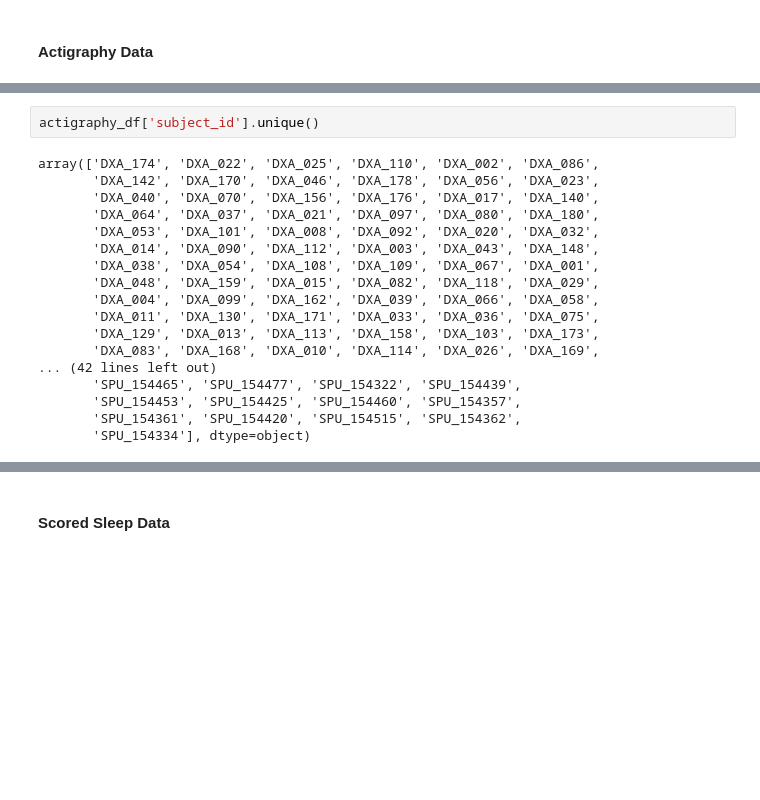
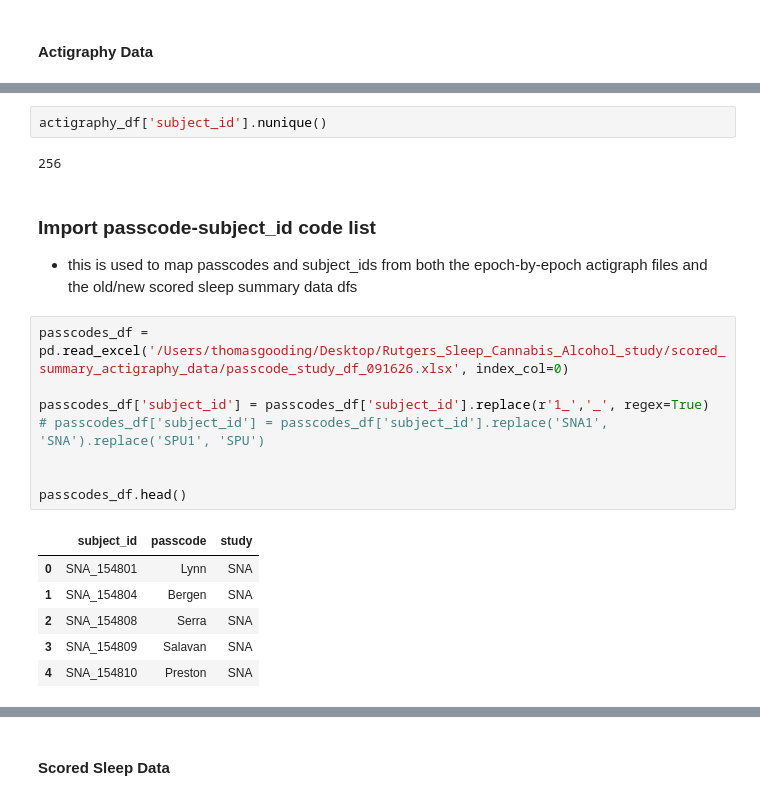
Before and after one commit to Tom-Gooding/Portfolio, a Jupyter notebook: Data_Projects/Rutgers Research/Rutgers_Sleep_Cannabis_Alcohol_study/RUmerging_sleep_actigraphy_data_091026.ipynb, the cells around one changed output, grey strips where cells are left out. Drawn from its saved outputs; the diff is of its cells as text; blank space fills up the shorter version.

```diff
--- a/Data_Projects/Rutgers Research/Rutgers_Sleep_Cannabis_Alcohol_study/RUmerging_sleep_actigraphy_data_091026.ipynb
+++ b/Data_Projects/Rutgers Research/Rutgers_Sleep_Cannabis_Alcohol_study/RUmerging_sleep_actigraphy_data_091026.ipynb
@@ -68,20 +66,23 @@ actigraphy_df[actigraphy_df['subject_id']=='DXA_021'].tail(30)
 # %%
-actigraphy_df['subject_id'].unique()
+actigraphy_df['subject_id'].nunique()
 # %% [output]
-array(['DXA_174', 'DXA_022', 'DXA_025', 'DXA_110', 'DXA_002', 'DXA_086',
-       'DXA_142', 'DXA_170', 'DXA_046', 'DXA_178', 'DXA_056', 'DXA_023',
-       'DXA_040', 'DXA_070', 'DXA_156', 'DXA_176', 'DXA_017', 'DXA_140',
-       'DXA_064', 'DXA_037', 'DXA_021', 'DXA_097', 'DXA_080', 'DXA_180',
-       'DXA_053', 'DXA_101', 'DXA_008', 'DXA_092', 'DXA_020', 'DXA_032',
-       'DXA_014', 'DXA_090', 'DXA_112', 'DXA_003', 'DXA_043', 'DXA_148',
-       'DXA_038', 'DXA_054', 'DXA_108', 'DXA_109', 'DXA_067', 'DXA_001',
-       'DXA_048', 'DXA_159', 'DXA_015', 'DXA_082', 'DXA_118', 'DXA_029',
-       'DXA_004', 'DXA_099', 'DXA_162', 'DXA_039', 'DXA_066', 'DXA_058',
-       'DXA_011', 'DXA_130', 'DXA_171', 'DXA_033', 'DXA_036', 'DXA_075',
-       'DXA_129', 'DXA_013', 'DXA_113', 'DXA_158', 'DXA_103', 'DXA_173',
-       'DXA_083', 'DXA_168', 'DXA_010', 'DXA_114', 'DXA_026', 'DXA_169',
-... (42 lines left out)
-       'SPU_154465', 'SPU_154477', 'SPU_154322', 'SPU_154439',
-       'SPU_154453', 'SPU_154425', 'SPU_154460', 'SPU_154357',
-       'SPU_154361', 'SPU_154420', 'SPU_154515', 'SPU_154362',
-       'SPU_154334'], dtype=object)
+256
+# %% [markdown]
+### Import passcode-subject_id code list
+
+- this is used to map passcodes and subject_ids from both the epoch-by-epoch actigraph files and the old/new scored sleep summary data dfs
+# %%
+passcodes_df = pd.read_excel('/Users/thomasgooding/Desktop/Rutgers_Sleep_Cannabis_Alcohol_study/scored_summary_actigraphy_data/passcode_study_df_091626.xlsx', index_col=0)
+
+passcodes_df['subject_id'] = passcodes_df['subject_id'].replace(r'1_','_', regex=True)
+# passcodes_df['subject_id'] = passcodes_df['subject_id'].replace('SNA1', 'SNA').replace('SPU1', 'SPU')
+
+
+passcodes_df.head()
+# %% [output]
+|  | subject_id | passcode | study |
+| 0 | SNA_154801 | Lynn | SNA |
+| 1 | SNA_154804 | Bergen | SNA |
+| 2 | SNA_154808 | Serra | SNA |
+| 3 | SNA_154809 | Salavan | SNA |
+| 4 | SNA_154810 | Preston | SNA |
```
Also changed, not shown: parts of 8 cells of this notebook, 2 other files.
